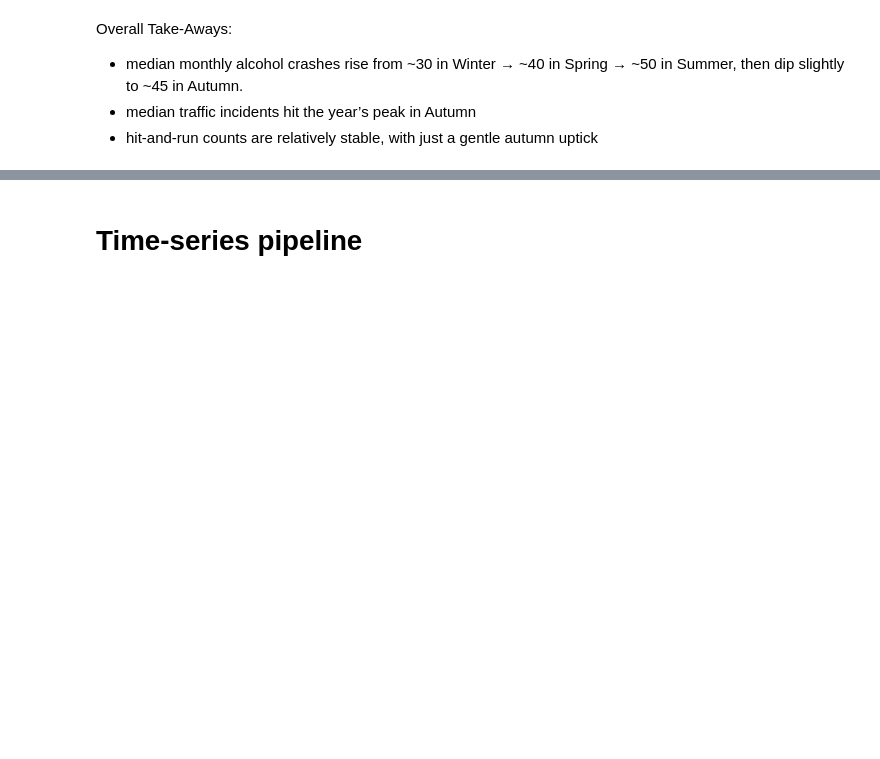
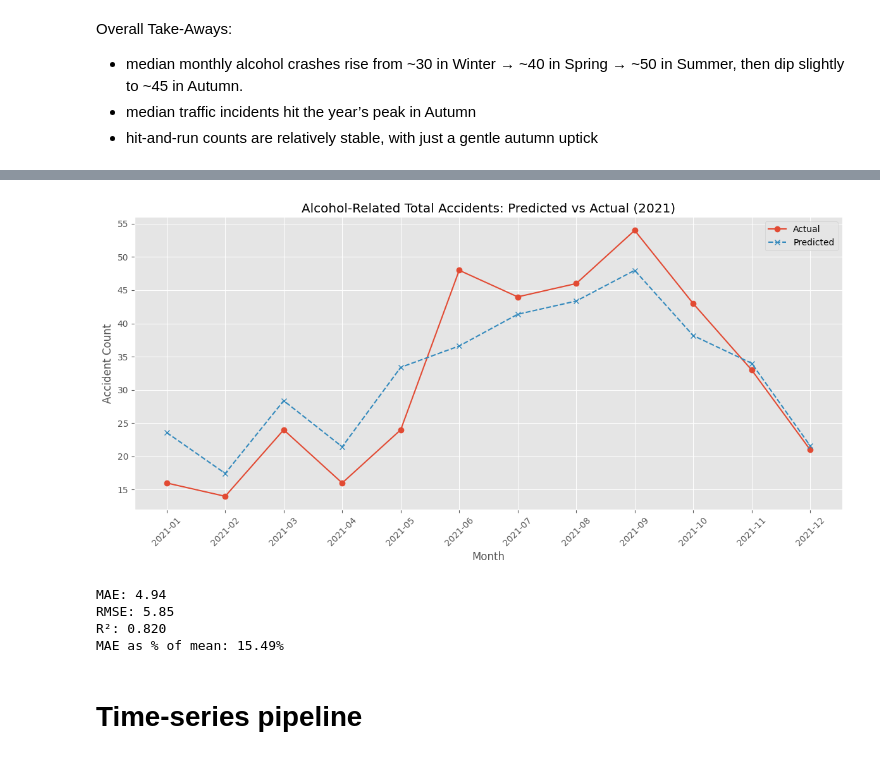
Before and after one commit to Ila-22/AI-Model, a Jupyter notebook: main.ipynb, the cells around one changed output, grey strips where cells are left out. Saved outputs shown, nothing was run; the diff lists cells and outputs as text; code cells hidden in the pictures; blank space fills up the shorter version.

```diff
--- a/main.ipynb
+++ b/main.ipynb
@@ -232,0 +429,22 @@ Overall Take-Aways:
+# %%
+train_df = df[
+    (df['Accident_type'] == 'Total') &
+    (df['Category'] == 'Alcohol')
+].copy()
+
+predict_df = df_removed[
+    (df_removed['Accident_type'] == 'Total') &
+    (df_removed['Category'] == 'Alcohol') &
+    (df_removed['Year'] == 2021)
+].copy()
+
+rf_model = rf.BaselineRandomForestRegressor(
+    df=train_df,
+    target_col='Value',
+    feature_cols=['ChangeFromPreviousMonth', 'Year_Avg', 'sin_month', 'cos_month', 'lag_1', 'lag_2', 'Season']
+)
+rf_model.train()
+# %%
+X_2021 = predict_df[rf_model.feature_cols]
+y_true = predict_df['Value'].values
+y_pred = rf_model.predict(X_2021)
@@ -233,3 +467,34 @@ Overall Take-Aways:
+# %%
+df_vis = predict_df.reset_index()
+months = df_vis['Month'].astype(str)
+
+plt.figure(figsize=(12, 6))
+plt.plot(months, y_true, marker='o', label='Actual')
+plt.plot(months, y_pred, marker='x', linestyle='--', label='Predicted')
+plt.xticks(rotation=45)
+plt.xlabel('Month')
+plt.ylabel('Accident Count')
+plt.title('Alcohol-Related Total Accidents: Predicted vs Actual (2021)')
+plt.legend()
+plt.grid(True)
+plt.tight_layout()
+plt.show()
+# %% [output]
+[figure, added]
+# %%
+mae = mean_absolute_error(y_true, y_pred)
+rmse = mean_squared_error(y_true, y_pred, squared=False)
+r2 = r2_score(y_true, y_pred)
+
+print(f"MAE: {mae:.2f}")
+print(f"RMSE: {rmse:.2f}")
+print(f"R²: {r2:.3f}")
+print(f"MAE as % of mean: {100 * mae / np.mean(y_true):.2f}%")
+# %% [output]
+MAE: 4.94
+RMSE: 5.85
+R²: 0.820
+MAE as % of mean: 15.49%
 # %% [markdown]
 # Time-series pipeline
 # %%
```
Also changed, not shown: parts of 27 cells of this notebook, 3 other files.
